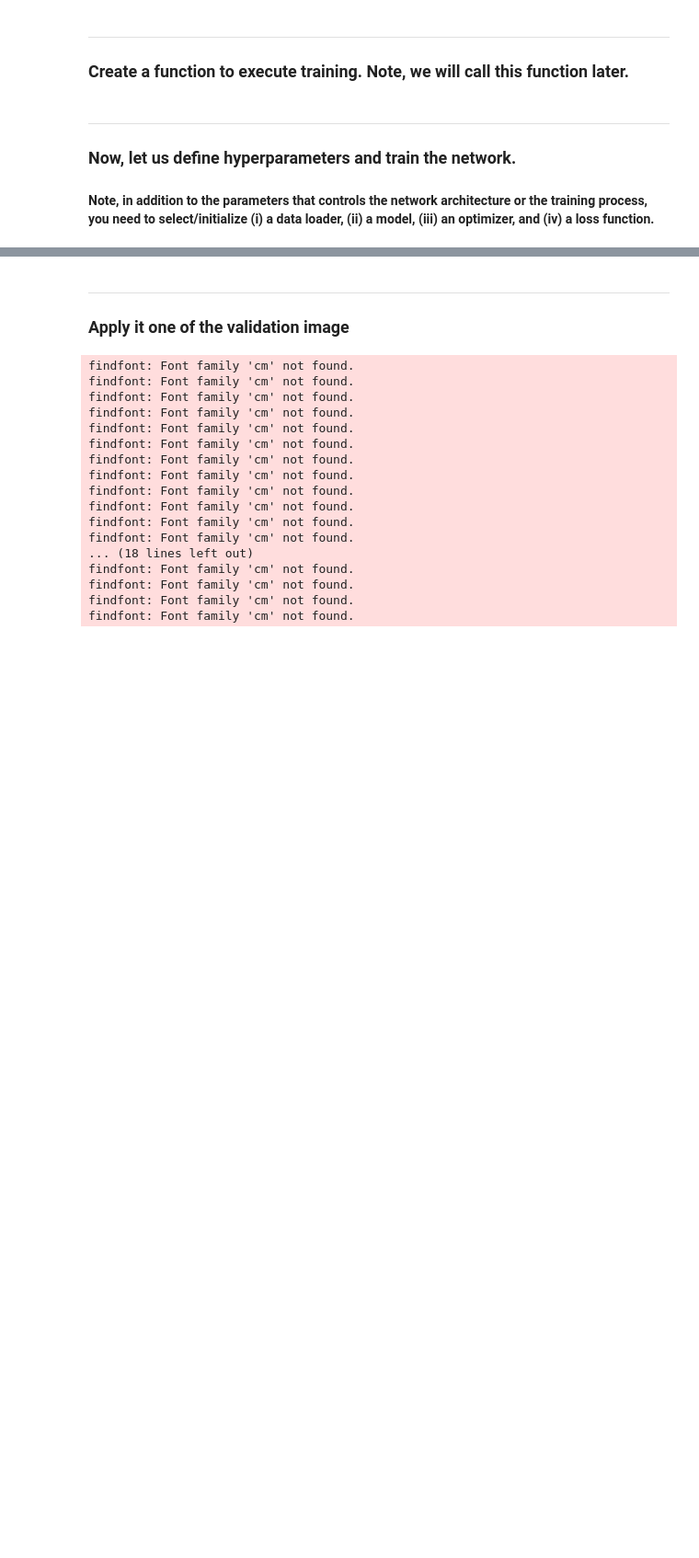
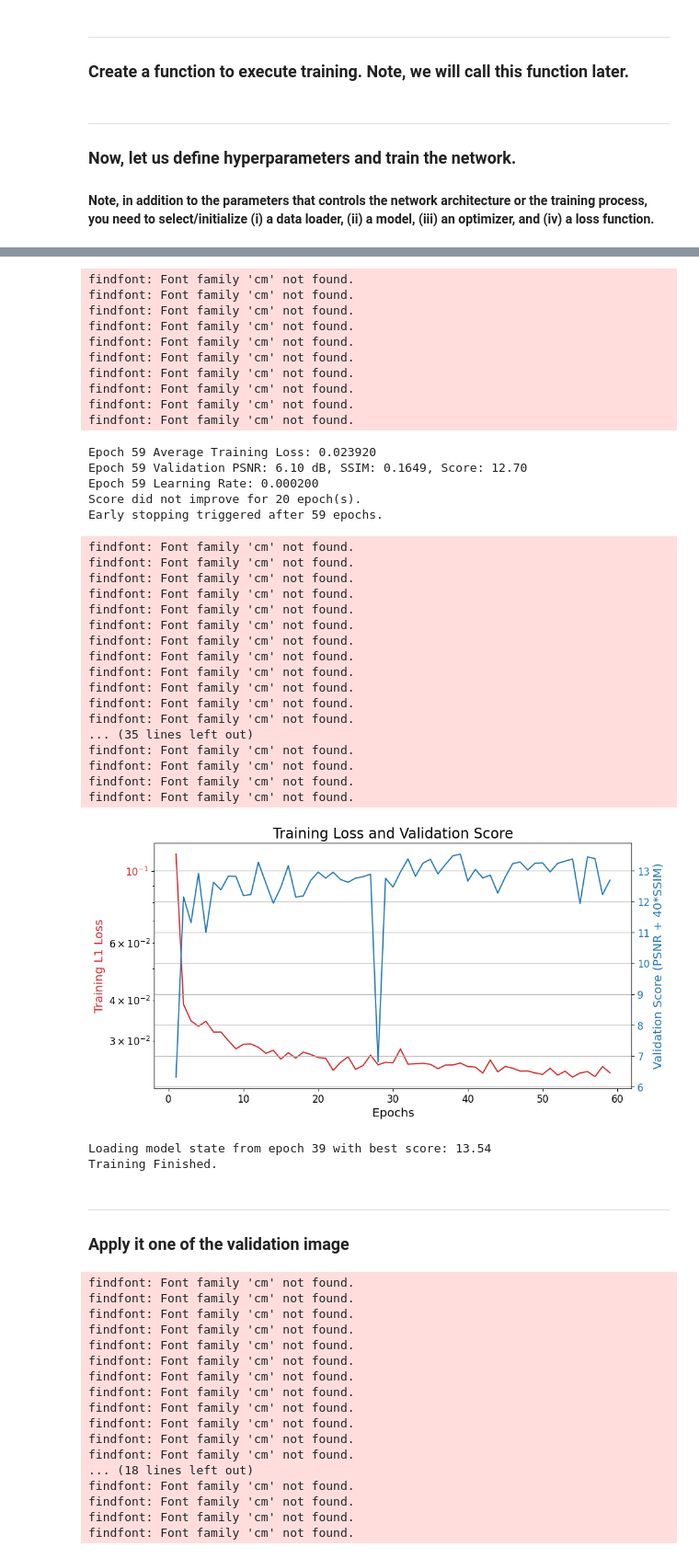
Before and after one commit to kangaaroob/BME5710-FinalProject, a Jupyter notebook: trivialnet.ipynb, the cells around one changed output, grey strips where cells are left out. Shown at 92% size. Cells and saved outputs as stored; diff of their text form; code cells hidden in the pictures; blank space fills up the shorter version.

```diff
--- a/trivialnet.ipynb
+++ b/trivialnet.ipynb
@@ -292,0 +368,22 @@ findfont: Font family 'cm' not found.
+# %%
+batch_size = 5
+# lr = 1e-4 # Keep initial LR
+lr = 0.0002 # Common starting LR for Adam with generators
+num_epoch = 300  # Increased Epochs
+early_stopping_patience = 20 # Stop after 20 epochs of no improvement
+
+# Data Loaders
+train_loader = create_loader(train_dataset, batch_size, shuffle_data=True)
+val_loader = create_loader(val_dataset, batch_size, shuffle_data=False) # No shuffle for validation
+
+# Model, criterion, optimizer, scheduler
+model = UNetPixelShuffle().to(device)  # Use the updated model name
+criterion = nn.L1Loss()  # Changed to L1 Loss
+opt = optim.Adam(model.parameters(), lr=lr, betas=(0.9, 0.999)) # Specify betas often helps
+scheduler = optim.lr_scheduler.StepLR(opt, step_size=num_epoch // 3, gamma=0.1) # Decrease LR at 1/3 and 2/3 of total epochs
+
+# Train the model (Now also performs validation and early stopping)
+print("Starting Training...")
+model = train_model(model, opt, criterion, scheduler, train_loader, val_loader, num_epoch, early_stopping_patience)
+print("Training Finished.")
+# %% [output]
@@ -293,3 +407,38 @@ findfont: Font family 'cm' not found.
+findfont: Font family 'cm' not found.
+findfont: Font family 'cm' not found.
+findfont: Font family 'cm' not found.
+findfont: Font family 'cm' not found.
+findfont: Font family 'cm' not found.
+findfont: Font family 'cm' not found.
+findfont: Font family 'cm' not found.
+findfont: Font family 'cm' not found.
+findfont: Font family 'cm' not found.
+findfont: Font family 'cm' not found.
+Epoch 59 Average Training Loss: 0.023920
+Epoch 59 Validation PSNR: 6.10 dB, SSIM: 0.1649, Score: 12.70
+Epoch 59 Learning Rate: 0.000200
+Score did not improve for 20 epoch(s).
+Early stopping triggered after 59 epochs.
+findfont: Font family 'cm' not found.
+findfont: Font family 'cm' not found.
+findfont: Font family 'cm' not found.
+findfont: Font family 'cm' not found.
+findfont: Font family 'cm' not found.
+findfont: Font family 'cm' not found.
+findfont: Font family 'cm' not found.
+findfont: Font family 'cm' not found.
+findfont: Font family 'cm' not found.
+findfont: Font family 'cm' not found.
+findfont: Font family 'cm' not found.
+findfont: Font family 'cm' not found.
+... (35 lines left out)
+findfont: Font family 'cm' not found.
+findfont: Font family 'cm' not found.
+findfont: Font family 'cm' not found.
+findfont: Font family 'cm' not found.
+[figure, added]
+Loading model state from epoch 39 with best score: 13.54
+Training Finished.
 # %% [markdown]
 ___
 ### Apply it one of the validation image
```
Also changed, not shown: parts of 10 cells of this notebook.
